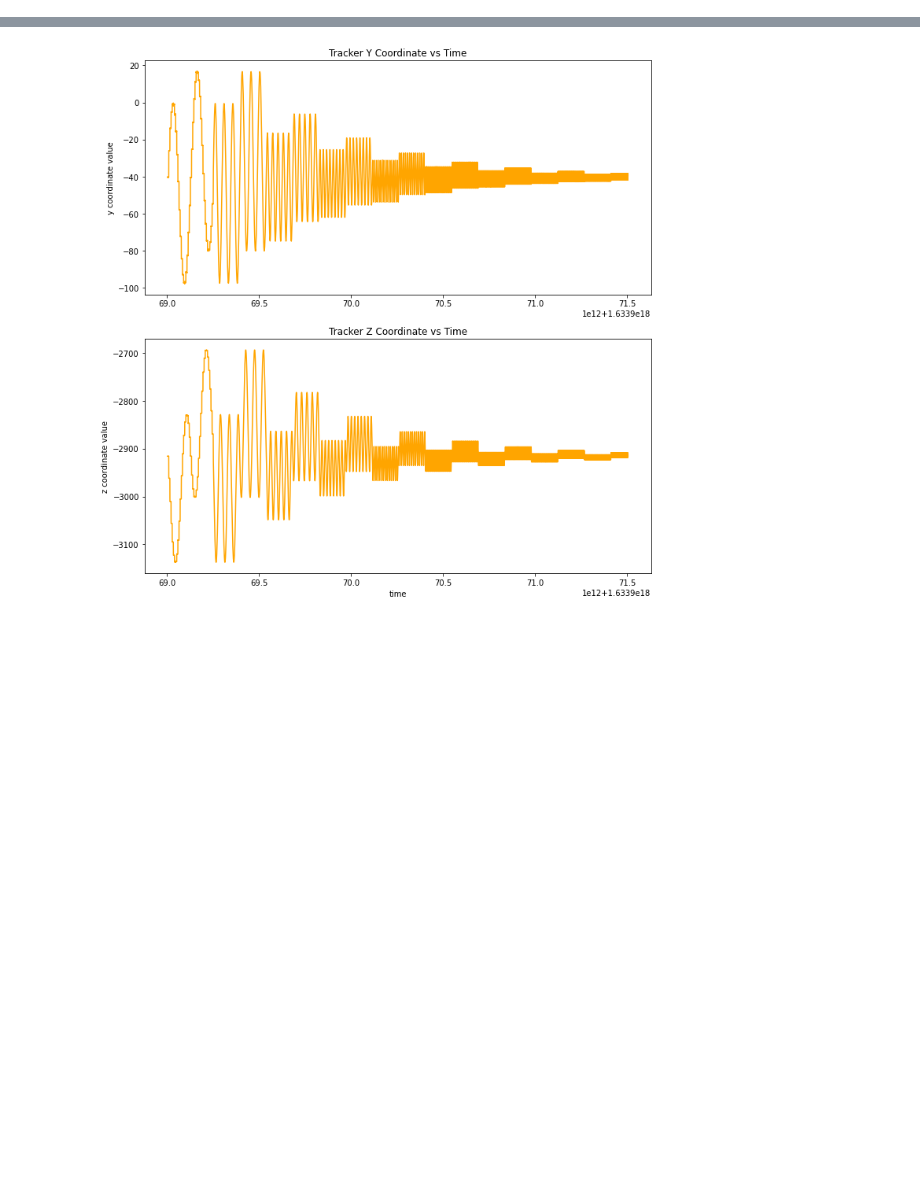
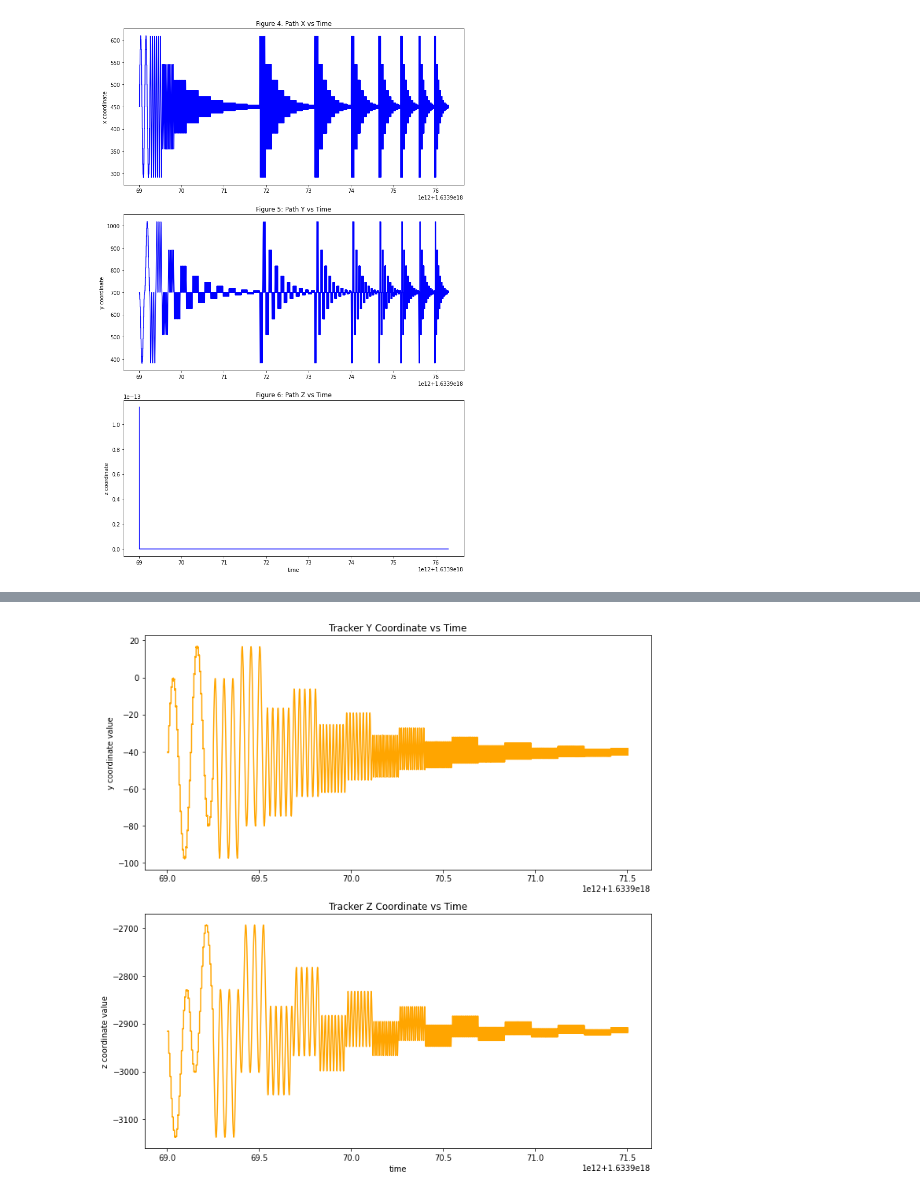
Before and after one commit to adamggibbs/path_analysis_soln, a Jupyter notebook: analysis.ipynb, the cells around one changed output, grey strips where cells are left out. Drawn from its saved outputs; the diff is of its cells as text; code cells hidden in the pictures; blank space fills up the shorter version.

```diff
--- a/analysis.ipynb
+++ b/analysis.ipynb
@@ -264,0 +187,31 @@ plt.show()
+# %%
+# EXPLORE SPECIFIED PATH VS TIME
+
+# create figure to plot onto
+fig, ax = plt.subplots(3,1, figsize=(10,15))
+
+# plot and label figure for x coord vs time
+plt1 = ax[0]
+plt1.plot(pth_t, pth_x, c='blue')
+plt1.set_ylabel('x coordinate')
+plt1.set_title('Figure 4: Path X vs Time')
+
+# plot and label figure for z coord vs time
+plt2 = ax[1]
+plt2.plot(pth_t, pth_y, c='blue')
+plt2.set_ylabel('y coordinate')
+plt2.set_title('Figure 5: Path Y vs Time')
+
+# plot and label figure for z coord vs time
+plt3 = ax[2]
+plt3.plot(pth_t, pth_z, c='blue')
+plt3.set_xlabel('time')
+plt3.set_ylabel('z coordinate')
+plt3.set_title('Figure 6: Path Z vs Time')
+
+# show plot
+plt.tight_layout()
+plt.savefig("./figs/figures456_Pvt.png", facecolor='white')
+plt.show()
+# %% [output]
+[figure, added]
```
Also changed, not shown: parts of 43 cells of this notebook, 7 other files.
